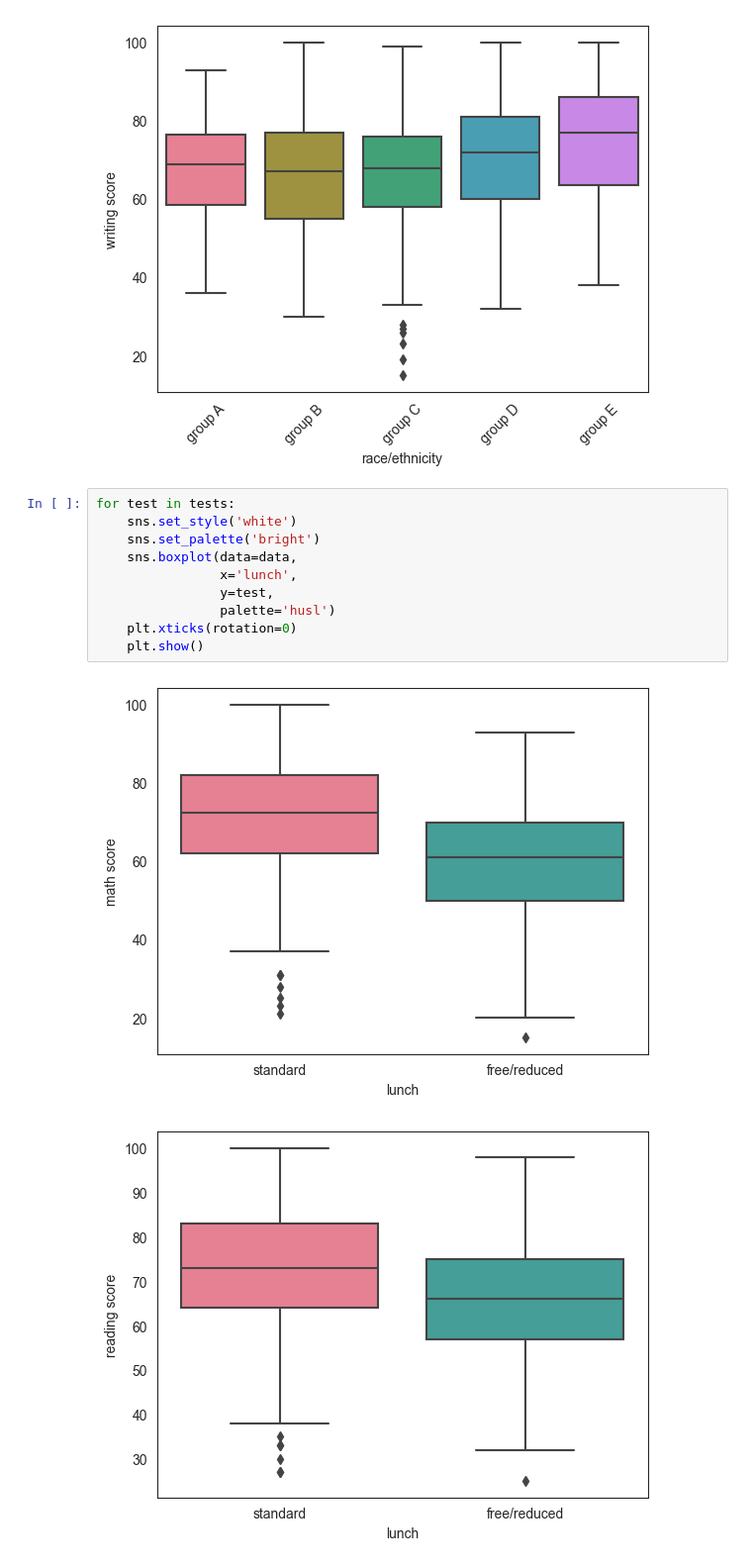
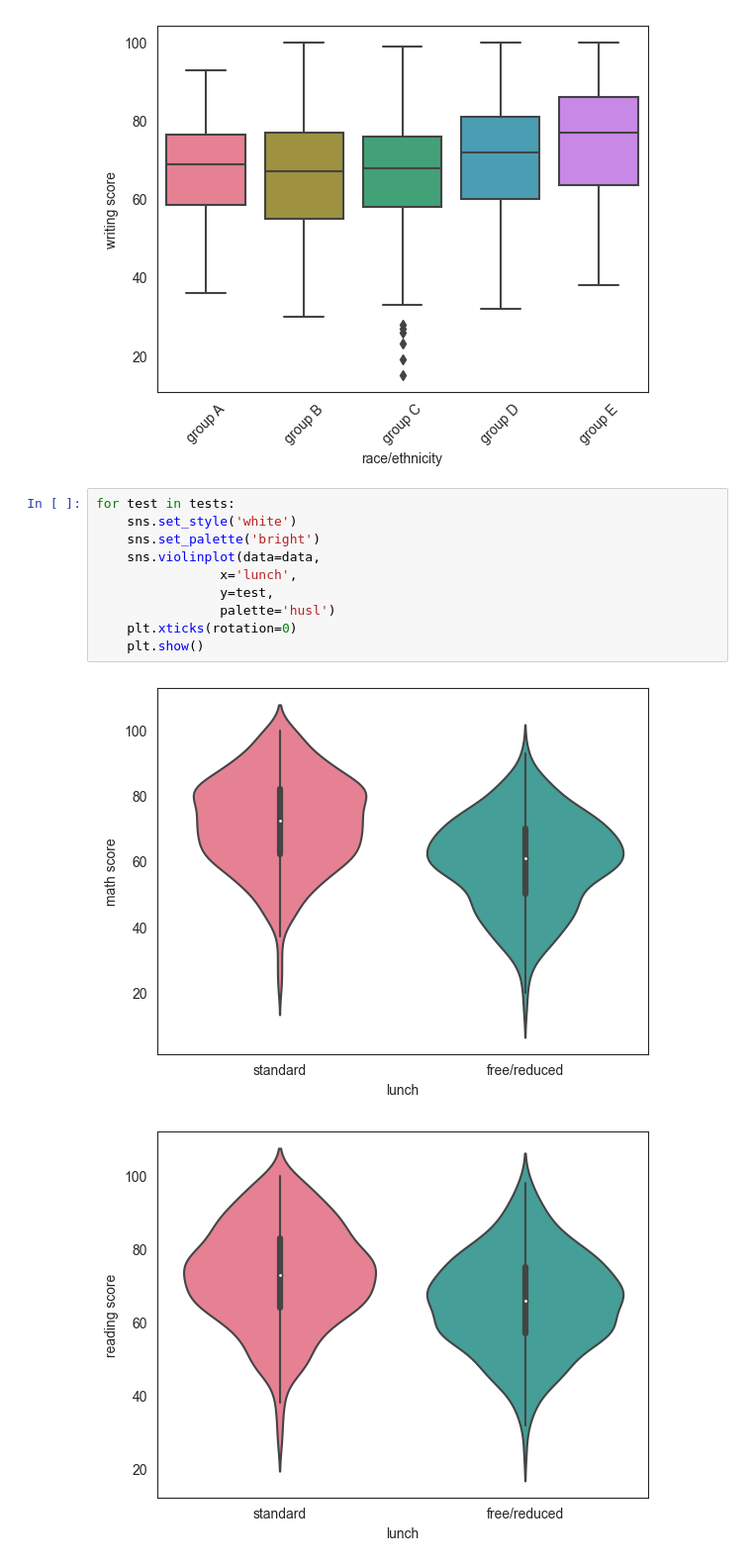
Before and after one commit to DanielPopoola/data-science-projects, a Jupyter notebook: Student-Performance-Prediction.ipynb, the cells around one changed output. Shown at 99% size. Cells and saved outputs as stored; diff of their text form.

Commit message:
Testing with different plots

```diff
--- a/Student-Performance-Prediction.ipynb
+++ b/Student-Performance-Prediction.ipynb
@@ -196,13 +196,13 @@ for test in tests:
 # %%
 for test in tests:
     sns.set_style('white')
     sns.set_palette('bright')
-    sns.boxplot(data=data,
+    sns.violinplot(data=data,
                 x='lunch',
                 y=test,
                 palette='husl')
     plt.xticks(rotation=0)
     plt.show()
 # %% [output]
-[figure, old version]
+[figure, new version]
-[figure, old version]
+[figure, new version]
```
Also changed, not shown: parts of 1 cell of this notebook.
